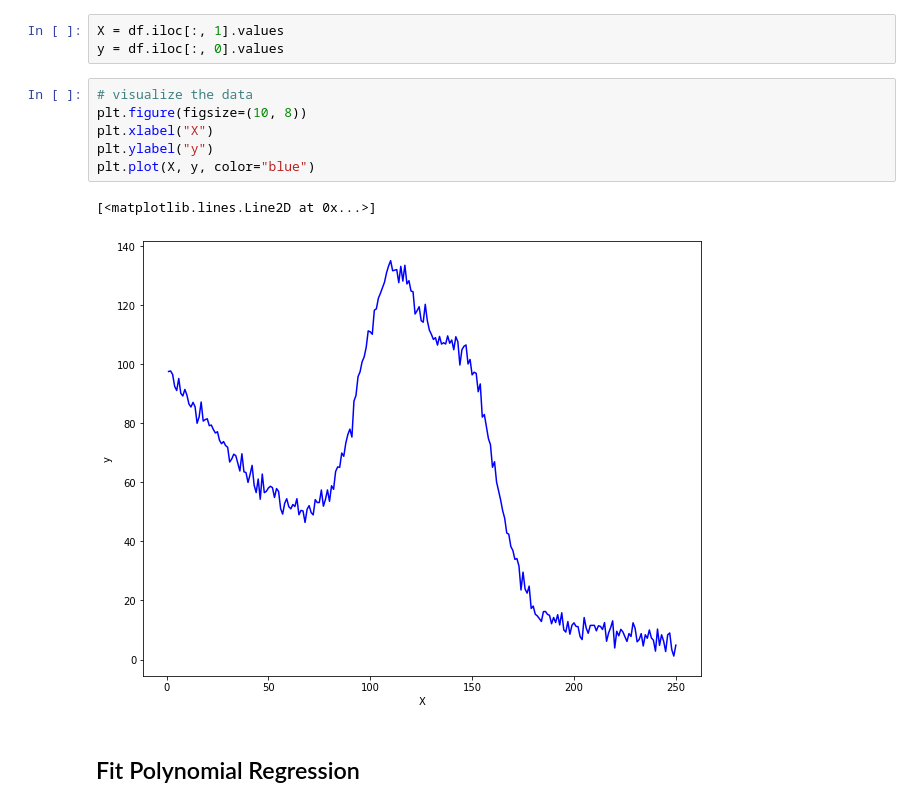
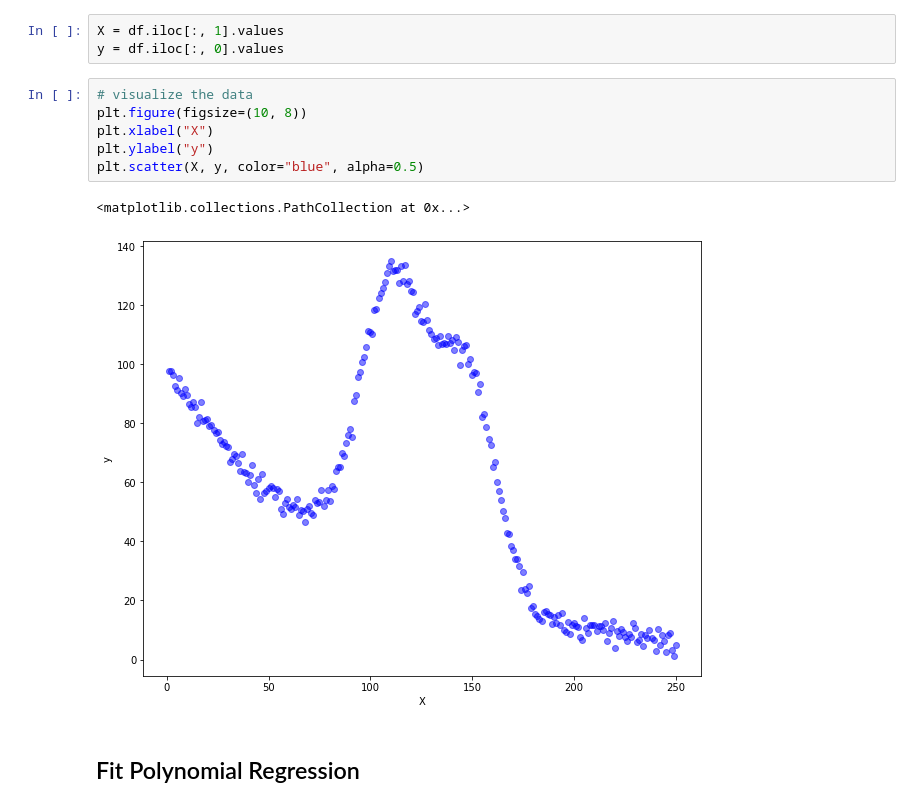
Before and after one commit to ituacm/ITU-ACM-20-21-Spring-Machine-Learning, a Jupyter notebook: Week 2/linear_regression.ipynb, the cells around one changed output. Cells and saved outputs as stored; diff of their text form.

```diff
--- a/Week 2/linear_regression.ipynb
+++ b/Week 2/linear_regression.ipynb
@@ -197,12 +311,12 @@ y = df.iloc[:, 0].values
 # %%
 # visualize the data
 plt.figure(figsize=(10, 8))
 plt.xlabel("X")
 plt.ylabel("y")
-plt.plot(X, y, color="blue")
+plt.scatter(X, y, color="blue", alpha=0.5)
 # %% [output]
-[<matplotlib.lines.Line2D at 0x...>]
+<matplotlib.collections.PathCollection at 0x...>
-[figure, old version]
+[figure, new version]
 # %% [markdown]
 ## Fit Polynomial Regression
 # %%
```
Also changed, not shown: parts of 19 cells of this notebook.
